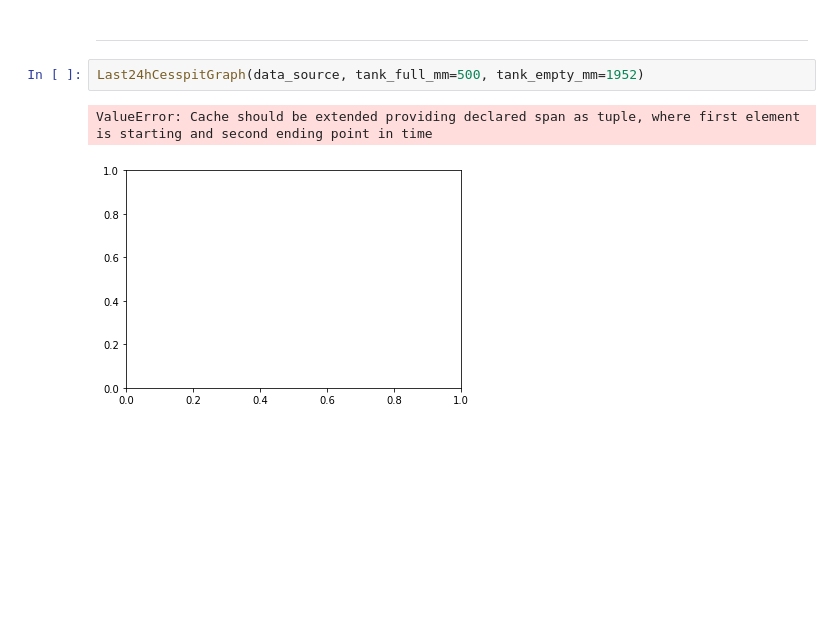
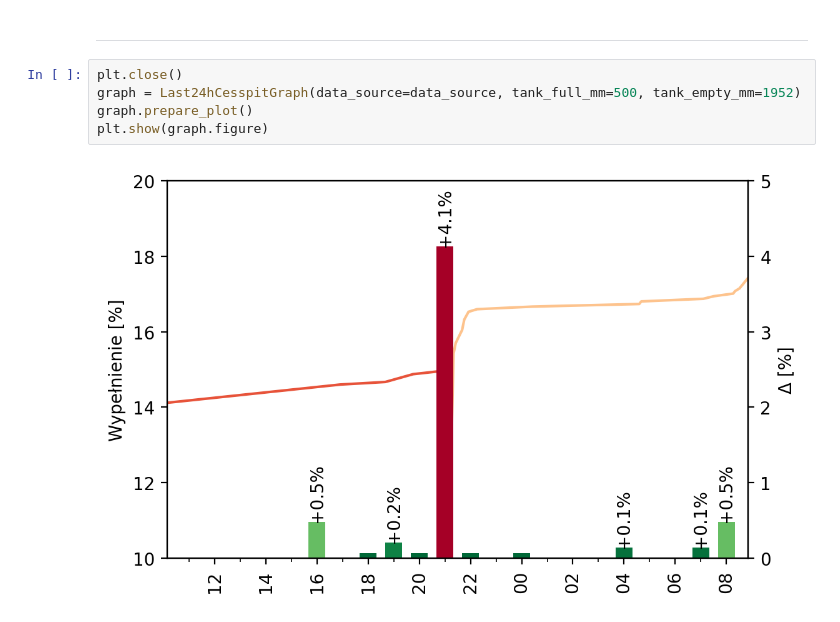
Before and after one commit to konradgrodek/BHS_RestInfo, a Jupyter notebook: analysis/cesspit.ipynb, the cells around one changed output. Cells and saved outputs as stored; diff of their text form; blank space fills up the shorter version.

Commit message:
First version of producing graphs for cesspit

```diff
--- a/analysis/cesspit.ipynb
+++ b/analysis/cesspit.ipynb
@@ -43,7 +45,9 @@ Text(0, 0.5, 'Δ [%]')
 # %% [markdown]
 ___
 # %%
-Last24hCesspitGraph(data_source, tank_full_mm=500, tank_empty_mm=1952)
+plt.close()
+graph = Last24hCesspitGraph(data_source=data_source, tank_full_mm=500, tank_empty_mm=1952)
+graph.prepare_plot()
+plt.show(graph.figure)
 # %% [output]
-ValueError: Cache should be extended providing declared span as tuple, where first element is starting and second ending point in time
-[figure, old version]
+[figure, new version]
```
Also changed, not shown: parts of 8 cells of this notebook, 2 other files.
